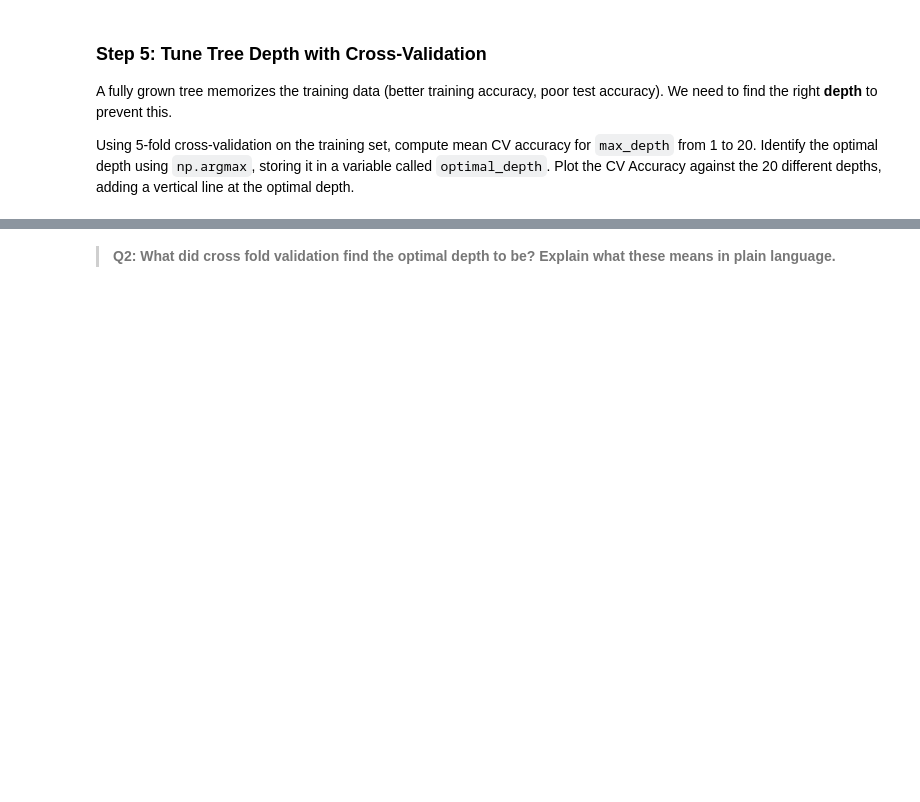
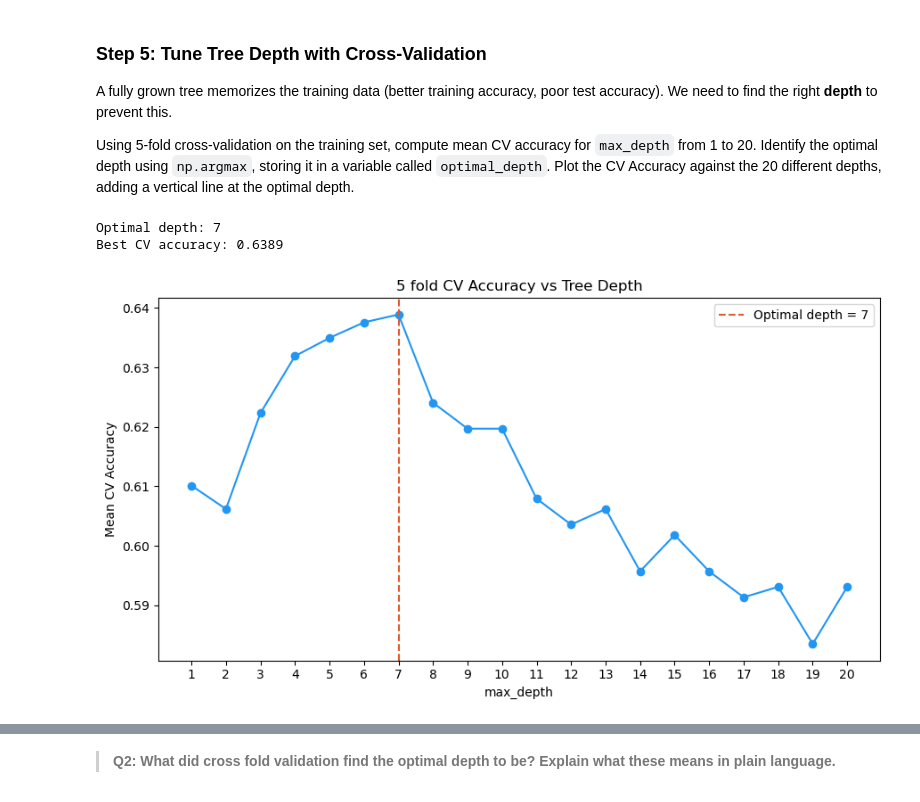
Before and after one commit to vedikaS-byte/assignment-3, a Jupyter notebook: task2/hw3-task2.ipynb, the cells around one changed output, grey strips where cells are left out. Cells and saved outputs as stored; diff of their text form; code cells hidden in the pictures; blank space fills up the shorter version.

```diff
--- a/task2/hw3-task2.ipynb
+++ b/task2/hw3-task2.ipynb
@@ -171,11 +177,35 @@ A fully grown tree memorizes the training data (better training accuracy, poor t
 
 Using 5-fold cross-validation on the training set, compute mean CV accuracy for `max_depth` from 1 to 20. Identify the optimal depth using `np.argmax`, storing it in a variable called `optimal_depth`. Plot the CV Accuracy against the 20 different depths, adding a vertical line at the optimal depth.
 # %%
+# Define range (goes to 21 to include 20)
+depths = range(1,21)
+cv_scores = []
 
+for depth in depths:
+    tree = DecisionTreeClassifier(max_depth = depth, random_state = 42)
+    scores = cross_val_score(tree, X_train, y_train, cv=5, scoring="accuracy")
+    cv_scores.append(scores.mean())
 
+# Optimal depth
+optimal_depth = depths[np.argmax(cv_scores)]
+print(f"Optimal depth: {optimal_depth}")
+print(f"Best CV accuracy: {max(cv_scores):.4f}")
 
-
-
-optimal_depth   = ...
+# Plot
+plt.figure(figsize=(9, 5))
+plt.plot(depths, cv_scores, marker="o", color="#2196F3")
+plt.axvline(optimal_depth, color="#E05B2B", linestyle="--",
+            label=f"Optimal depth = {optimal_depth}")
+plt.xlabel("max_depth")
+plt.ylabel("Mean CV Accuracy")
+plt.title("5 fold CV Accuracy vs Tree Depth")
+plt.xticks(depths)
+plt.legend()
+plt.tight_layout()
+plt.show()
+# %% [output]
+Optimal depth: 7
+Best CV accuracy: 0.6389
+[figure, added]
 # %%
 grader.check("q3")
```
Also changed, not shown: parts of 8 cells of this notebook, 1 other file.
